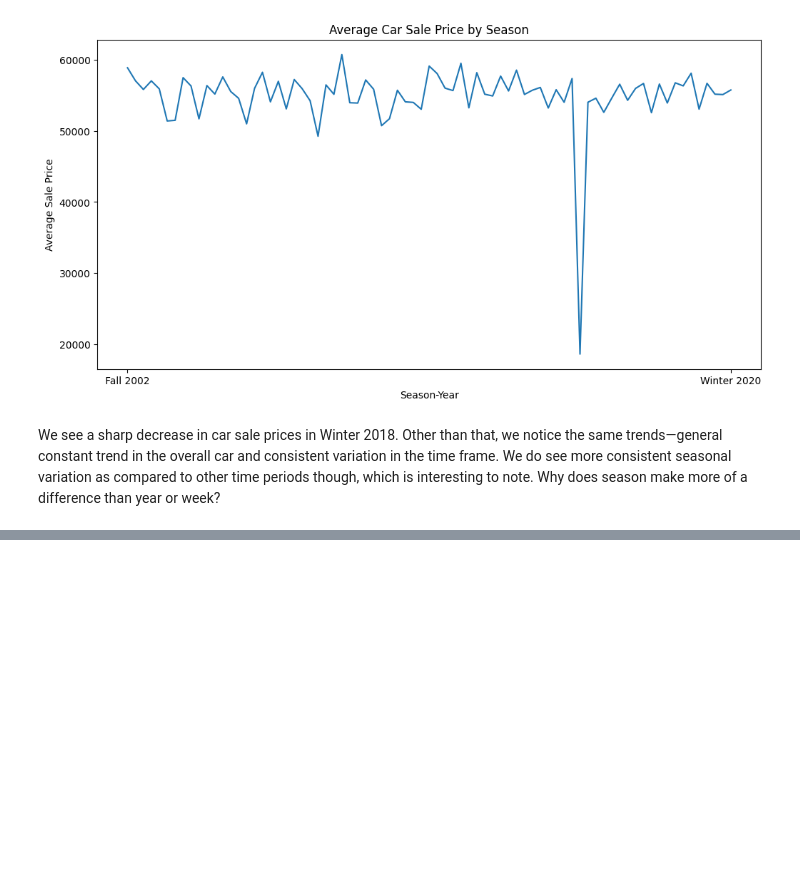
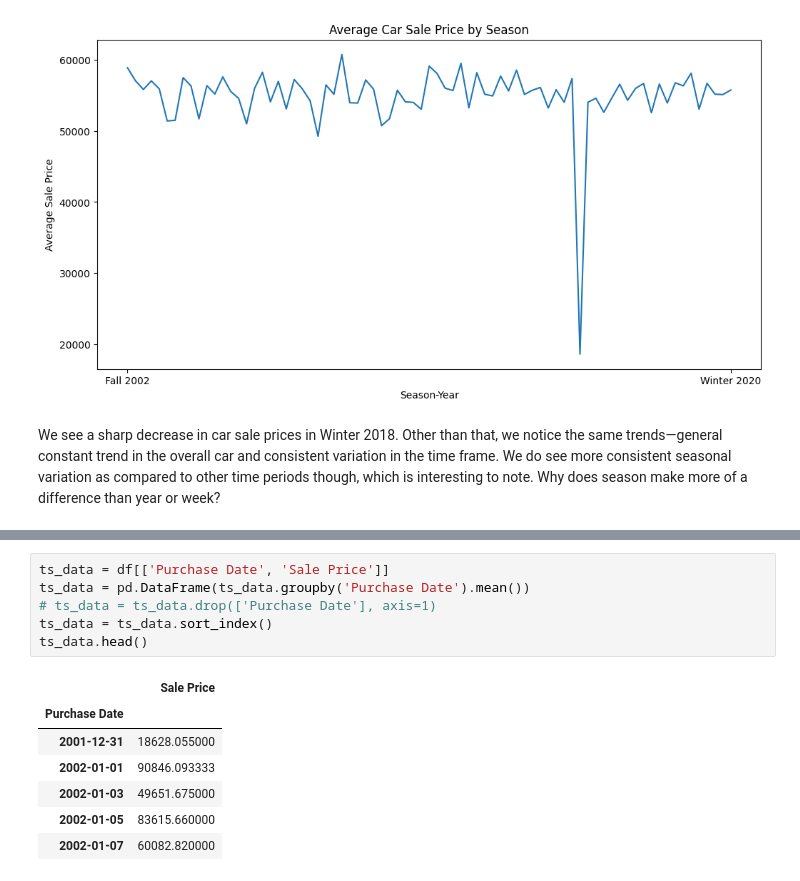
Before and after one commit to arnavakula/car-sale-tracker, a Jupyter notebook: time-series-analysis.ipynb, the cells around one changed output, grey strips where cells are left out. Cells and saved outputs as stored; diff of their text form; blank space fills up the shorter version.

```diff
--- a/time-series-analysis.ipynb
+++ b/time-series-analysis.ipynb
@@ -117,0 +121,14 @@ We see a sharp decrease in car sale prices in Winter 2018. Other than that, we n
+# %%
+ts_data = df[['Purchase Date', 'Sale Price']]
+ts_data = pd.DataFrame(ts_data.groupby('Purchase Date').mean())
+# ts_data = ts_data.drop(['Purchase Date'], axis=1)
+ts_data = ts_data.sort_index()
+ts_data.head()
+# %% [output]
+|  | Sale Price |
+| Purchase Date |  |
+| 2001-12-31 | 18628.055000 |
+| 2002-01-01 | 90846.093333 |
+| 2002-01-03 | 49651.675000 |
+| 2002-01-05 | 83615.660000 |
+| 2002-01-07 | 60082.820000 |
```
Also changed, not shown: parts of 8 cells of this notebook, 1 other file.
